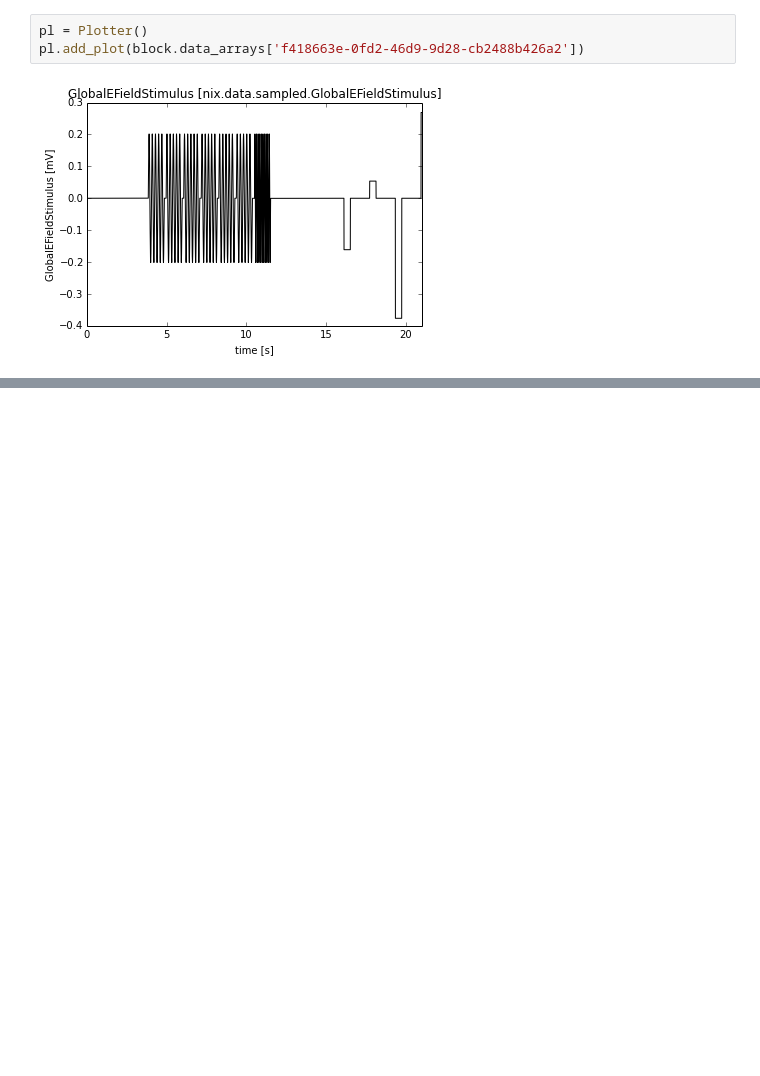
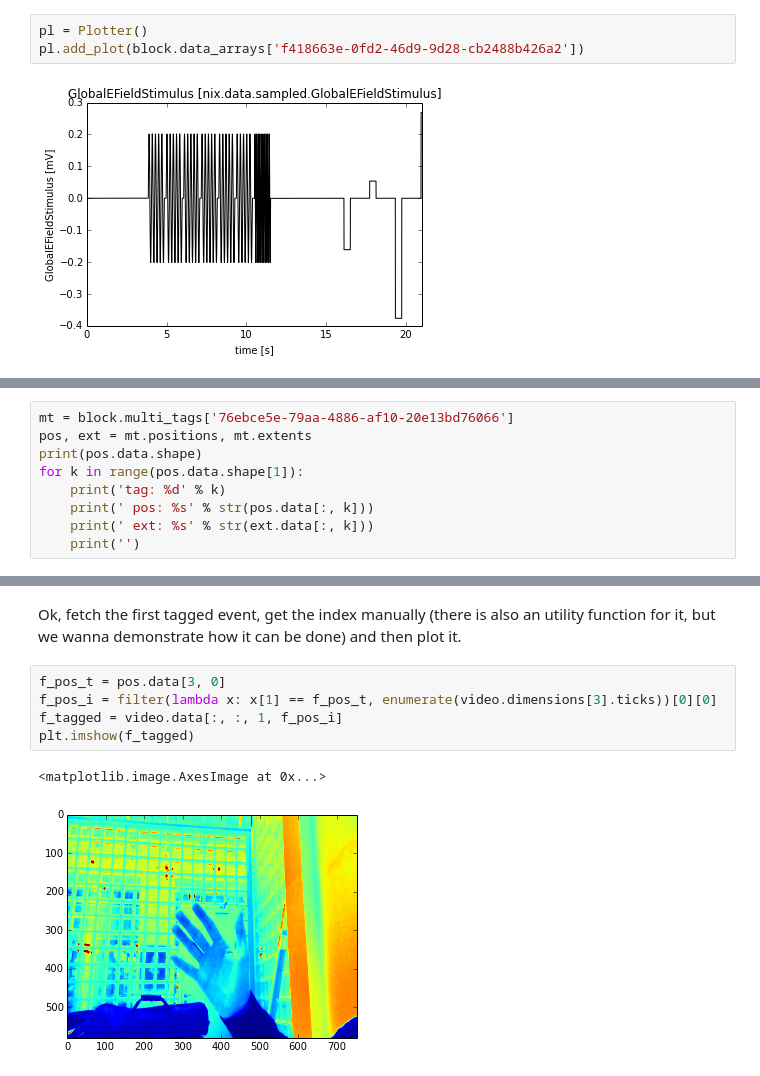
Before and after one commit to G-Node/nix-demo, a Jupyter notebook: NIX INCF TF Meeting 2014.ipynb, the cells around one changed output, grey strips where cells are left out. Cells and saved outputs as stored; diff of their text form; blank space fills up the shorter version.

```diff
--- a/NIX INCF TF Meeting 2014.ipynb
+++ b/NIX INCF TF Meeting 2014.ipynb
@@ -189,0 +283,9 @@ pl.add_plot(block.data_arrays['f418663e-0fd2-46d9-9d28-cb2488b426a2'])
+# %%
+mt = block.multi_tags['76ebce5e-79aa-4886-af10-20e13bd76066']
+pos, ext = mt.positions, mt.extents
+print(pos.data.shape)
+for k in range(pos.data.shape[1]):
+    print('tag: %d' % k)
+    print(' pos: %s' % str(pos.data[:, k]))
+    print(' ext: %s' % str(ext.data[:, k]))
+    print('')
@@ -189,0 +301,10 @@ pl.add_plot(block.data_arrays['f418663e-0fd2-46d9-9d28-cb2488b426a2'])
+# %% [markdown]
+Ok, fetch the first tagged event, get the index manually (there is also an utility function for it, but we wanna demonstrate how it can be done) and then plot it.
+# %%
+f_pos_t = pos.data[3, 0]
+f_pos_i = filter(lambda x: x[1] == f_pos_t, enumerate(video.dimensions[3].ticks))[0][0]
+f_tagged = video.data[:, :, 1, f_pos_i]
+plt.imshow(f_tagged)
+# %% [output]
+<matplotlib.image.AxesImage at 0x...>
+[figure, added]
```
Also changed, not shown: parts of 20 cells of this notebook.
